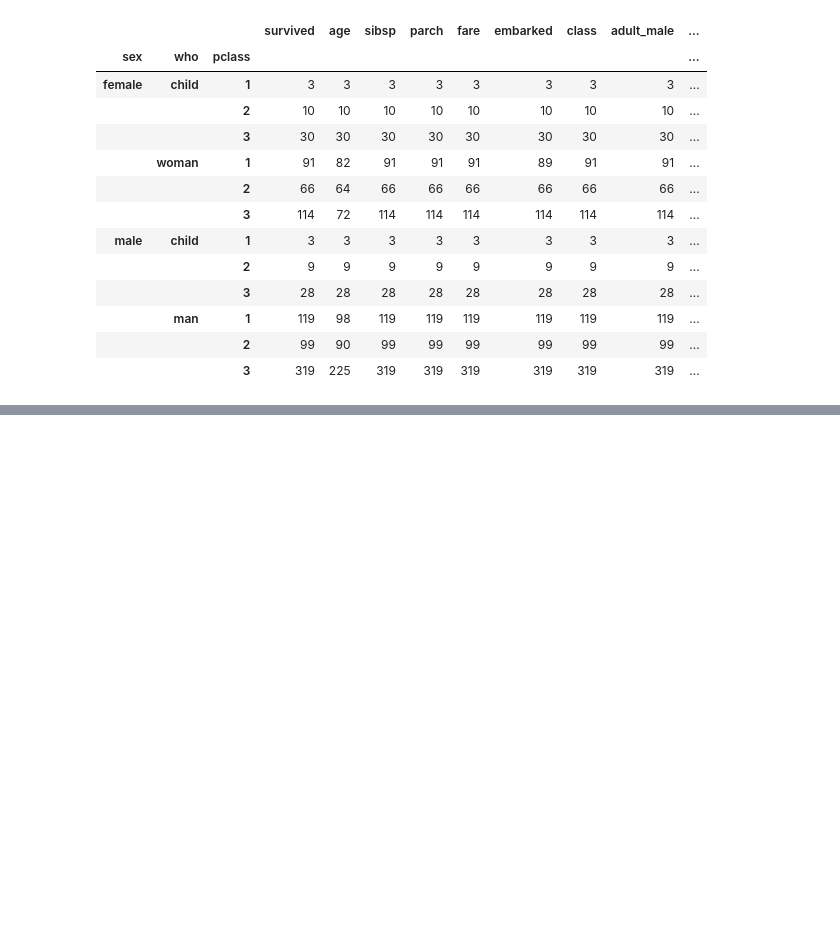
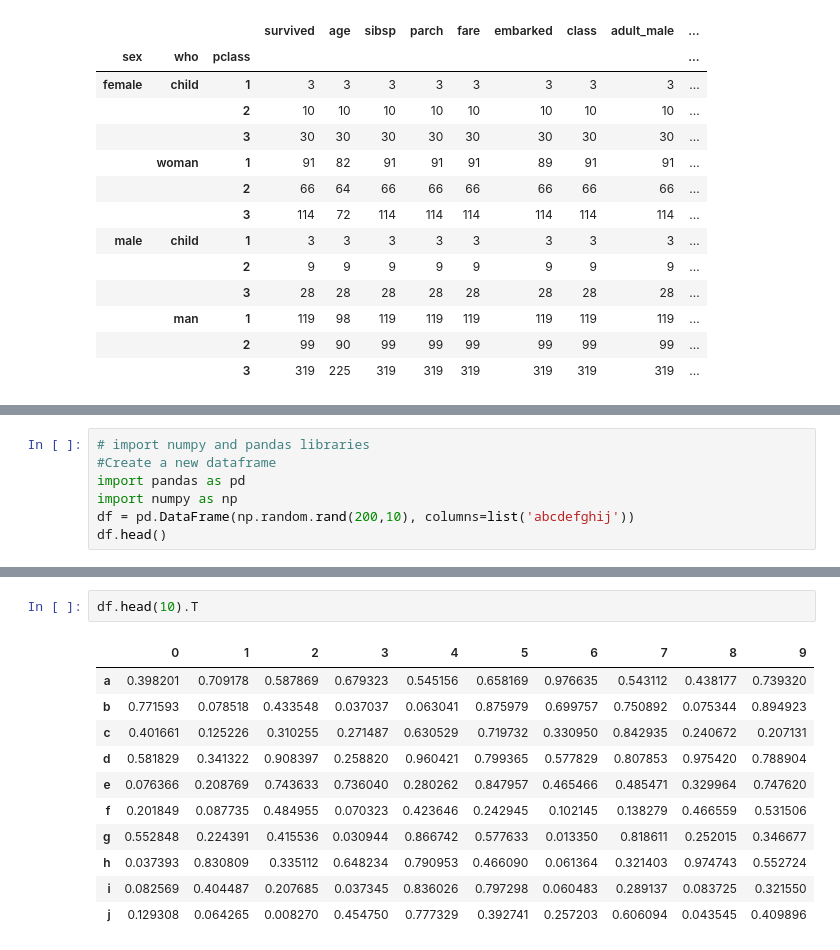
Before and after one commit to SheikhUsmanJaved/Learning-Python-for-Data-Science, a Jupyter notebook: day_8/pandas_tipsandtricks.ipynb, the cells around one changed output, grey strips where cells are left out. Saved outputs shown, nothing was run; the diff lists cells and outputs as text; blank space fills up the shorter version.

```diff
--- a/day_8/pandas_tipsandtricks.ipynb
+++ b/day_8/pandas_tipsandtricks.ipynb
@@ -963,0 +1235,7 @@ df.groupby(['sex', 'who', 'pclass']).count()
+# %%
+# import numpy and pandas libraries
+#Create a new dataframe
+import pandas as pd
+import numpy as np
+df = pd.DataFrame(np.random.rand(200,10), columns=list('abcdefghij'))
+df.head()
@@ -963,0 +1249,14 @@ df.groupby(['sex', 'who', 'pclass']).count()
+# %%
+df.head(10).T
+# %% [output]
+|  | 0 | 1 | 2 | 3 | 4 | 5 | 6 | 7 | 8 | 9 |
+| a | 0.398201 | 0.709178 | 0.587869 | 0.679323 | 0.545156 | 0.658169 | 0.976635 | 0.543112 | 0.438177 | 0.739320 |
+| b | 0.771593 | 0.078518 | 0.433548 | 0.037037 | 0.063041 | 0.875979 | 0.699757 | 0.750892 | 0.075344 | 0.894923 |
+| c | 0.401661 | 0.125226 | 0.310255 | 0.271487 | 0.630529 | 0.719732 | 0.330950 | 0.842935 | 0.240672 | 0.207131 |
+| d | 0.581829 | 0.341322 | 0.908397 | 0.258820 | 0.960421 | 0.799365 | 0.577829 | 0.807853 | 0.975420 | 0.788904 |
+| e | 0.076366 | 0.208769 | 0.743633 | 0.736040 | 0.280262 | 0.847957 | 0.465466 | 0.485471 | 0.329964 | 0.747620 |
+| f | 0.201849 | 0.087735 | 0.484955 | 0.070323 | 0.423646 | 0.242945 | 0.102145 | 0.138279 | 0.466559 | 0.531506 |
+| g | 0.552848 | 0.224391 | 0.415536 | 0.030944 | 0.866742 | 0.577633 | 0.013350 | 0.818611 | 0.252015 | 0.346677 |
+| h | 0.037393 | 0.830809 | 0.335112 | 0.648234 | 0.790953 | 0.466090 | 0.061364 | 0.321403 | 0.974743 | 0.552724 |
+| i | 0.082569 | 0.404487 | 0.207685 | 0.037345 | 0.836026 | 0.797298 | 0.060483 | 0.289137 | 0.083725 | 0.321550 |
+| j | 0.129308 | 0.064265 | 0.008270 | 0.454750 | 0.777329 | 0.392741 | 0.257203 | 0.606094 | 0.043545 | 0.409896 |
```
Also changed, not shown: parts of 34 cells of this notebook, 5 other files.
